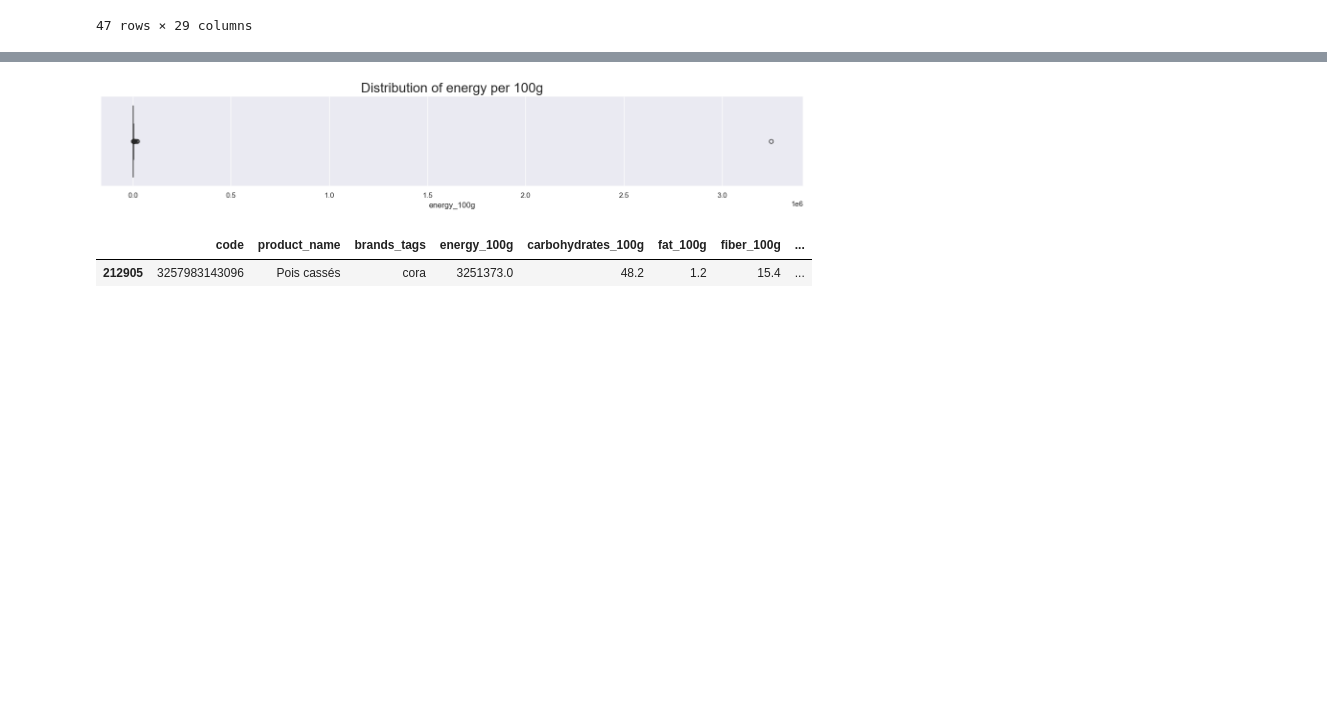
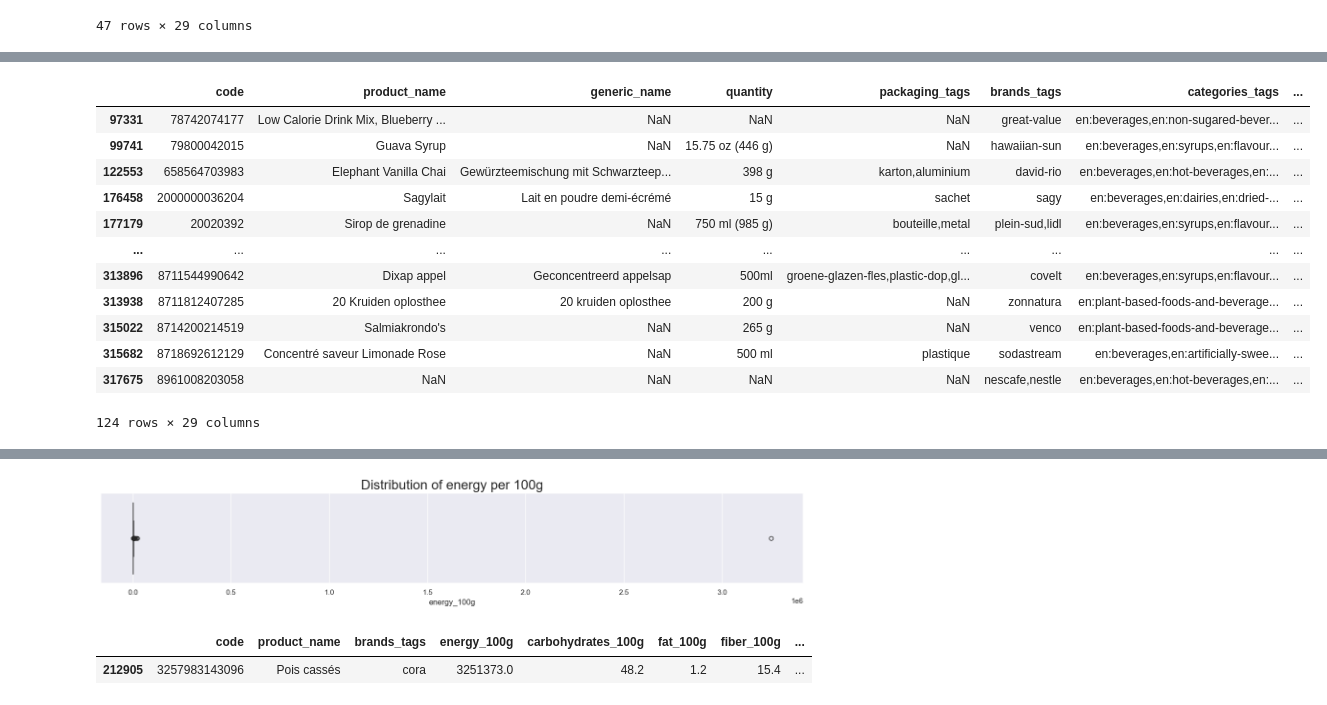
Before and after one commit to Unipto/DS_3, a Jupyter notebook: Preparez_des_donnees_pour_un_organisme_de_sante_publiques_CARRE_MAXIME/CARRE_MAXIME_1_notebook_01102024.ipynb, the cells around one changed output, grey strips where cells are left out. Drawn from its saved outputs; the diff is of its cells as text; code cells hidden in the pictures; blank space fills up the shorter version.

```diff
--- a/Preparez_des_donnees_pour_un_organisme_de_sante_publiques_CARRE_MAXIME/CARRE_MAXIME_1_notebook_01102024.ipynb
+++ b/Preparez_des_donnees_pour_un_organisme_de_sante_publiques_CARRE_MAXIME/CARRE_MAXIME_1_notebook_01102024.ipynb
@@ -964,0 +1040,16 @@ fig.tight_layout()
+# %%
+filtered_data.loc[(filtered_data["sugars_100g"] > 40) & (filtered_data["pnns_groups_2"] == "Non-sugared beverages")]
+# %% [output]
+|  | code | product_name | generic_name | quantity | packaging_tags | brands_tags | categories_tags | ... |
+| 97331 | 78742074177 | Low Calorie Drink Mix, Blueberry ... | NaN | NaN | NaN | great-value | en:beverages,en:non-sugared-bever... | ... |
+| 99741 | 79800042015 | Guava Syrup | NaN | 15.75 oz (446 g) | NaN | hawaiian-sun | en:beverages,en:syrups,en:flavour... | ... |
+| 122553 | 658564703983 | Elephant Vanilla Chai | Gewürzteemischung mit Schwarzteep... | 398 g | karton,aluminium | david-rio | en:beverages,en:hot-beverages,en:... | ... |
+| 176458 | 2000000036204 | Sagylait | Lait en poudre demi-écrémé | 15 g | sachet | sagy | en:beverages,en:dairies,en:dried-... | ... |
+| 177179 | 20020392 | Sirop de grenadine | NaN | 750 ml (985 g) | bouteille,metal | plein-sud,lidl | en:beverages,en:syrups,en:flavour... | ... |
+| ... | ... | ... | ... | ... | ... | ... | ... | ... |
+| 313896 | 8711544990642 | Dixap appel | Geconcentreerd appelsap | 500ml | groene-glazen-fles,plastic-dop,gl... | covelt | en:beverages,en:syrups,en:flavour... | ... |
+| 313938 | 8711812407285 | 20 Kruiden oplosthee | 20 kruiden oplosthee | 200 g | NaN | zonnatura | en:plant-based-foods-and-beverage... | ... |
+| 315022 | 8714200214519 | Salmiakrondo's | NaN | 265 g | NaN | venco | en:plant-based-foods-and-beverage... | ... |
+| 315682 | 8718692612129 | Concentré saveur Limonade Rose | NaN | 500 ml | plastique | sodastream | en:beverages,en:artificially-swee... | ... |
+| 317675 | 8961008203058 | NaN | NaN | NaN | NaN | nescafe,nestle | en:beverages,en:hot-beverages,en:... | ... |
+124 rows × 29 columns
```
Also changed, not shown: parts of 17 cells of this notebook, 1 other file.
